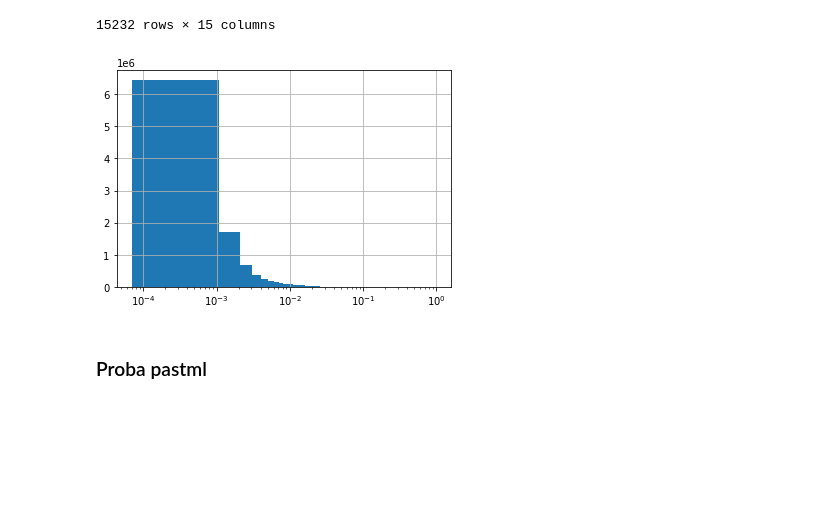
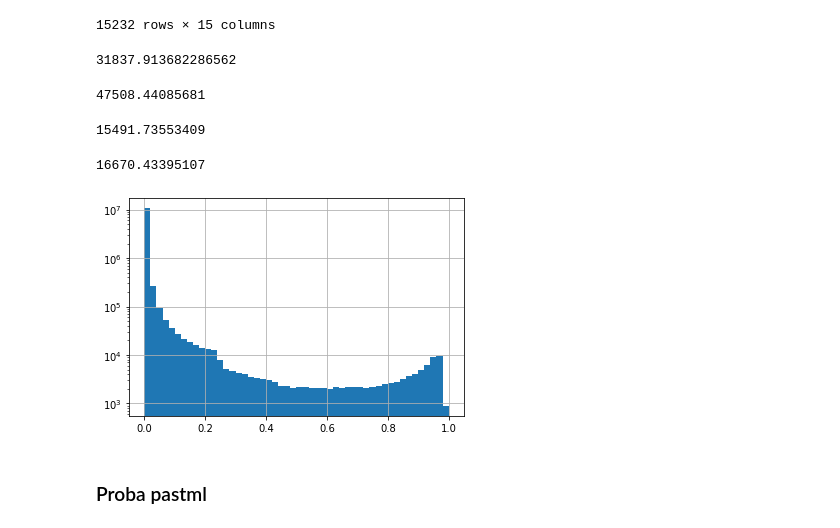
Before and after one commit to mitoclub/PyMutSpec, a Jupyter notebook: notebooks/pastml_report.ipynb, the cells around one changed output. Drawn from its saved outputs; the diff is of its cells as text; code cells hidden in the pictures; blank space fills up the shorter version.

```diff
--- a/notebooks/pastml_report.ipynb
+++ b/notebooks/pastml_report.ipynb
@@ -105,12 +105,34 @@ mut_proba[mut_proba.ProbaFull > 0.95]
 | 11406364 | G[G>T]A | 2 | 237 | 3 | GGG | GGT | G | G | 0.992121 | 0.992121 | ... |
 | 11406365 | T[A>G]A | 2 | 246 | 3 | GTA | GTG | V | V | 0.977614 | 0.977614 | ... |
 15232 rows × 15 columns
+# %%
+mut_proba[mut_proba.ProbaFull < 0.05].ProbaFull.sum()
+# %% [output]
+31837.913682286562
+# %%
+mut_proba[mut_proba.ProbaFull > 0.75].ProbaFull.sum()
+# %% [output]
+47508.44085681
+# %%
+mut_proba[
+    (mut_proba.ProbaFull > 0.25) &
+    (mut_proba.ProbaFull < 0.5)
+].ProbaFull.sum()
+# %% [output]
+15491.73553409
+# %%
+mut_proba[
+    (mut_proba.ProbaFull > 0.5) &
+    (mut_proba.ProbaFull < 0.75)
+].ProbaFull.sum()
+# %% [output]
+16670.43395107
 # %%
-mut_proba.ProbaFull.hist(bins=1000)
-plt.xscale("log")
+mut_proba.ProbaFull.hist(bins=50)
+plt.yscale("log")
 plt.show()
 # %% [output]
-[figure, old version]
+[figure, new version]
 # %% [markdown]
 ### Proba pastml
 # %%
```
